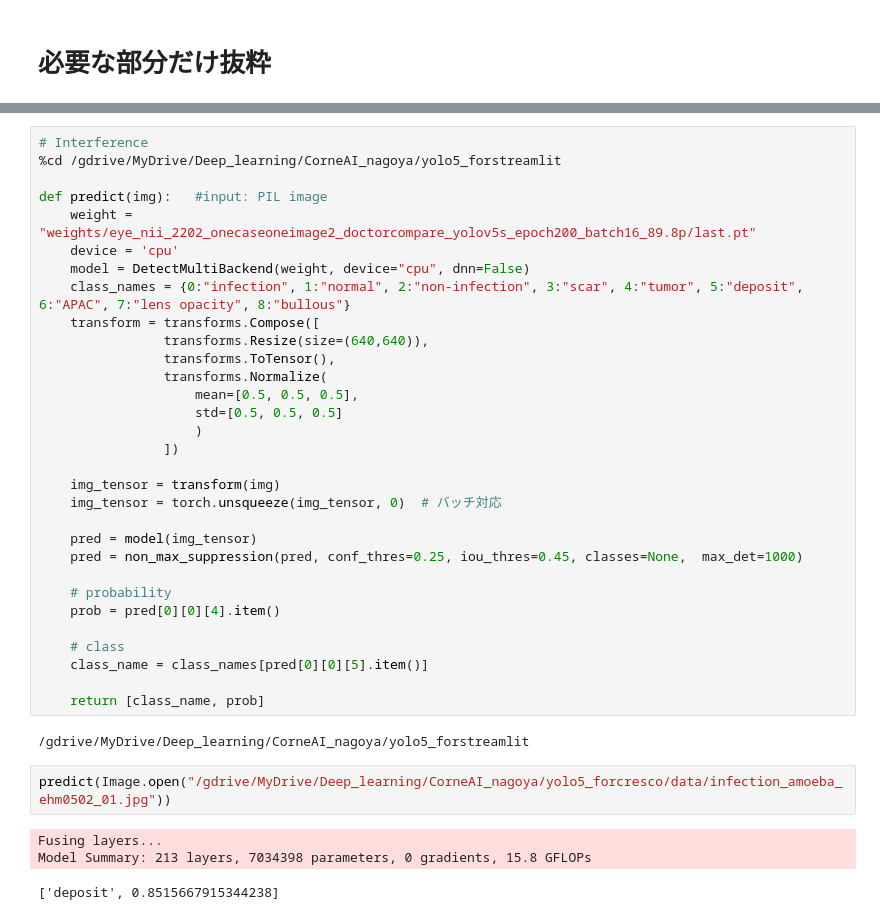
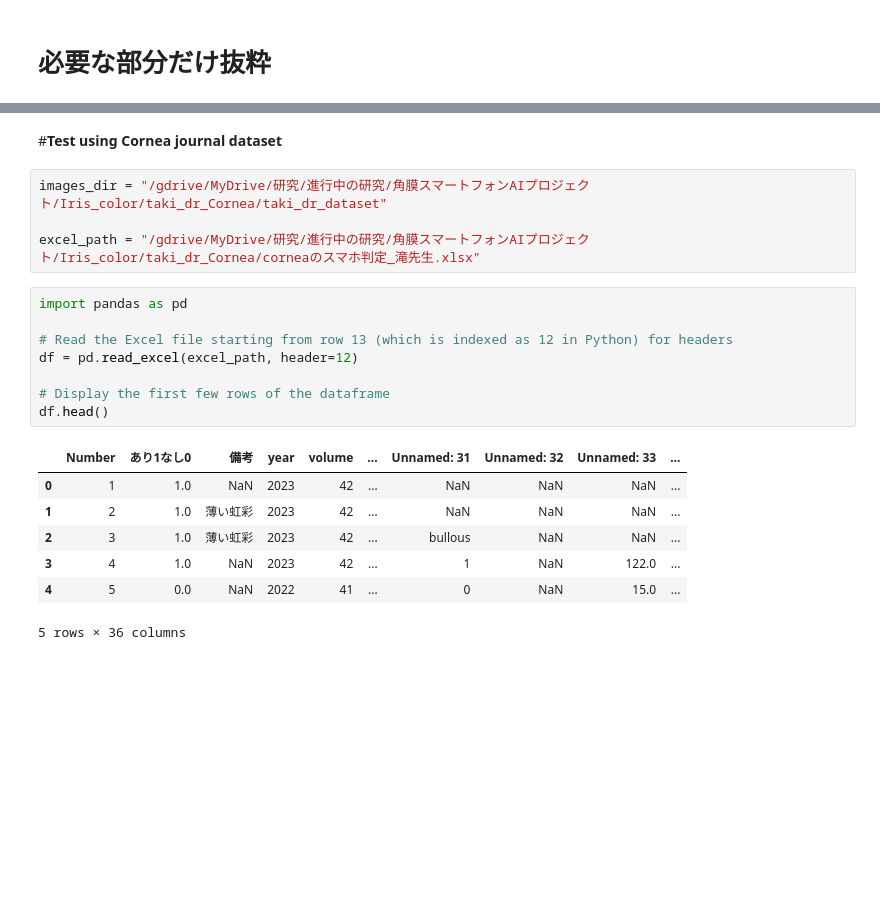
Before and after one commit to ykitaguchi77/CorneAI, a Jupyter notebook: YOLOv5_interference_diverse_iris_model.ipynb, the cells around one changed output, grey strips where cells are left out. Drawn from its saved outputs; the diff is of its cells as text; blank space fills up the shorter version.

```diff
--- a/YOLOv5_interference_diverse_iris_model.ipynb
+++ b/YOLOv5_interference_diverse_iris_model.ipynb
@@ -367,39 +200,22 @@ FileNotFoundError: ignored
-# %%
-# Interference
-%cd /gdrive/MyDrive/Deep_learning/CorneAI_nagoya/yolo5_forstreamlit
-
-def predict(img):   #input: PIL image
-    weight = "weights/eye_nii_2202_onecaseoneimage2_doctorcompare_yolov5s_epoch200_batch16_89.8p/last.pt"
-    device = 'cpu'
-    model = DetectMultiBackend(weight, device="cpu", dnn=False)
-    class_names = {0:"infection", 1:"normal", 2:"non-infection", 3:"scar", 4:"tumor", 5:"deposit", 6:"APAC", 7:"lens opacity", 8:"bullous"}
-    transform = transforms.Compose([
-                transforms.Resize(size=(640,640)),
-                transforms.ToTensor(),
-                transforms.Normalize(
-                    mean=[0.5, 0.5, 0.5],
-                    std=[0.5, 0.5, 0.5]
-                    )
-                ])
-
-    img_tensor = transform(img)
-    img_tensor = torch.unsqueeze(img_tensor, 0)  # バッチ対応
-
-    pred = model(img_tensor)
-    pred = non_max_suppression(pred, conf_thres=0.25, iou_thres=0.45, classes=None,  max_det=1000)
-
-    # probability
-    prob = pred[0][0][4].item()
-
-    # class
-    class_name = class_names[pred[0][0][5].item()]
-
-    return [class_name, prob]
-# %% [output]
-/gdrive/MyDrive/Deep_learning/CorneAI_nagoya/yolo5_forstreamlit
-# %%
-predict(Image.open("/gdrive/MyDrive/Deep_learning/CorneAI_nagoya/yolo5_forcresco/data/infection_amoeba_ehm0502_01.jpg"))
-# %% [output]
-Fusing layers...
-Model Summary: 213 layers, 7034398 parameters, 0 gradients, 15.8 GFLOPs
-['deposit', 0.8515667915344238]
+# %% [markdown]
+#**Test using Cornea journal dataset**
+# %%
+images_dir = "/gdrive/MyDrive/研究/進行中の研究/角膜スマートフォンAIプロジェクト/Iris_color/taki_dr_Cornea/taki_dr_dataset"
+
+excel_path = "/gdrive/MyDrive/研究/進行中の研究/角膜スマートフォンAIプロジェクト/Iris_color/taki_dr_Cornea/corneaのスマホ判定_滝先生.xlsx"
+# %%
+import pandas as pd
+
+# Read the Excel file starting from row 13 (which is indexed as 12 in Python) for headers
+df = pd.read_excel(excel_path, header=12)
+
+# Display the first few rows of the dataframe
+df.head()
+# %% [output]
+|  | Number | あり1なし0 | 備考 | year | volume | ... | Unnamed: 31 | Unnamed: 32 | Unnamed: 33 | ... |
+| 0 | 1 | 1.0 | NaN | 2023 | 42 | ... | NaN | NaN | NaN | ... |
+| 1 | 2 | 1.0 | 薄い虹彩 | 2023 | 42 | ... | NaN | NaN | NaN | ... |
+| 2 | 3 | 1.0 | 薄い虹彩 | 2023 | 42 | ... | bullous | NaN | NaN | ... |
+| 3 | 4 | 1.0 | NaN | 2023 | 42 | ... | 1 | NaN | 122.0 | ... |
+| 4 | 5 | 0.0 | NaN | 2022 | 41 | ... | 0 | NaN | 15.0 | ... |
+5 rows × 36 columns
```
Also changed, not shown: parts of 19 cells of this notebook.
